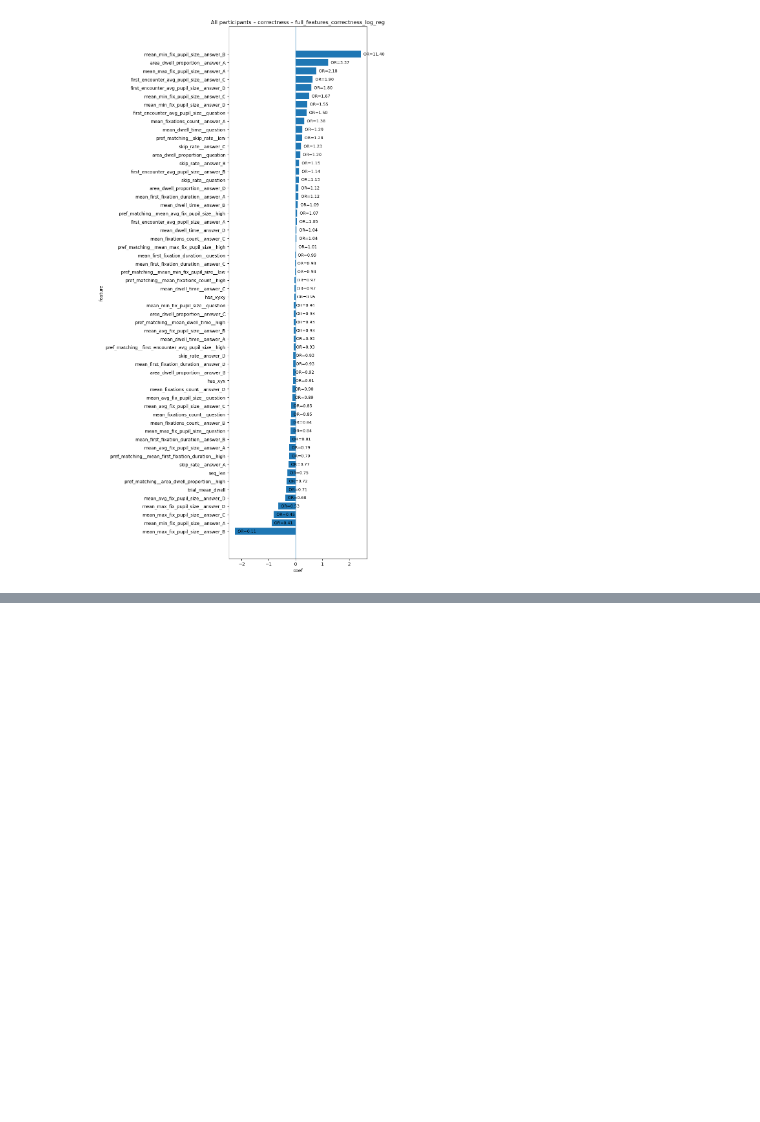
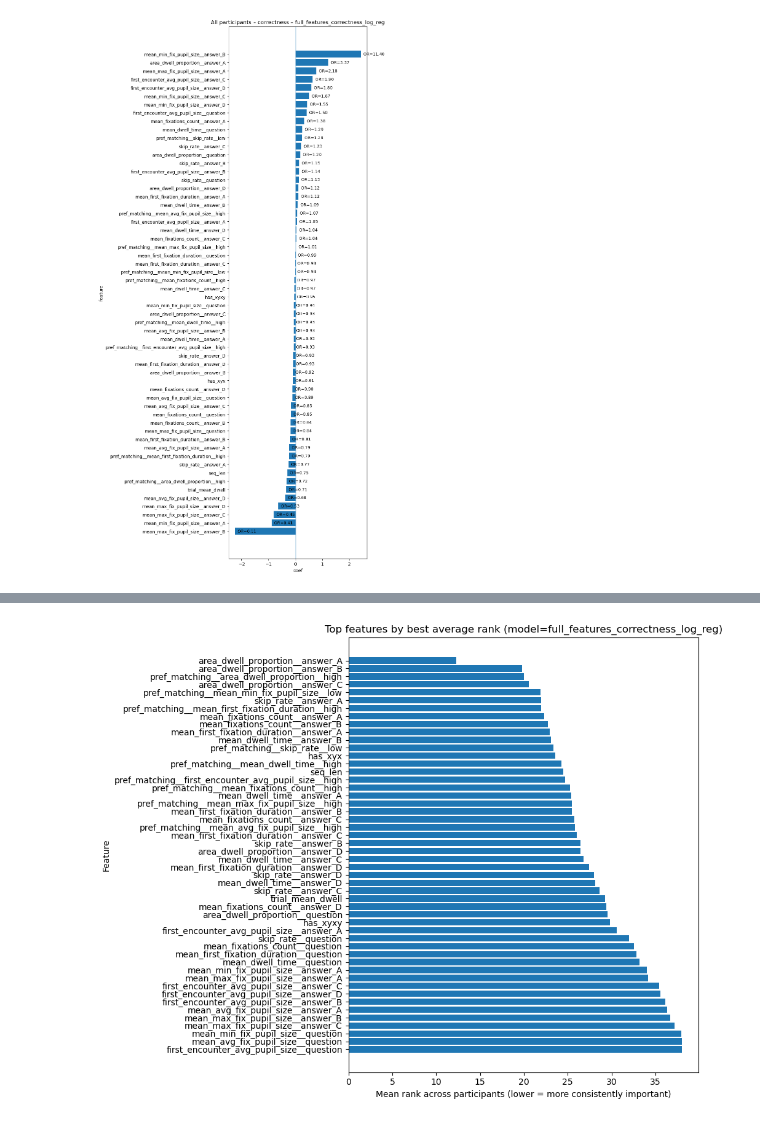
Before and after one commit to Mormorfor/QA_eyetracking, a Jupyter notebook: notebooks/answer_corr_prediction.ipynb, the cells around one changed output, grey strips where cells are left out. Drawn from its saved outputs; the diff is of its cells as text; code cells hidden in the pictures; blank space fills up the shorter version.

Commit message:
some cleanup & ranks

```diff
--- a/notebooks/answer_corr_prediction.ipynb
+++ b/notebooks/answer_corr_prediction.ipynb
@@ -200,0 +202,22 @@ summary_df
+# %%
+AVG_RANK_MIN_PARTICIPANTS = 1
+
+avg_rank_df = compute_feature_avg_rank_across_participants(
+    results_by_pid=results_by_pid,
+    model_name=MODEL_NAME_FOR_ANALYSIS,
+    coef_col="coef",
+    abs_col="abs_coef",
+)
+
+
+fig = plot_top_features_by_best_avg_rank(
+    avg_rank_df,
+    top_k=50,
+    min_participants=AVG_RANK_MIN_PARTICIPANTS,
+    title=f"Top features by best average rank (model={MODEL_NAME_FOR_ANALYSIS})",
+    save_path=f"../reports/plots/participent_correctness_coeffs/"
+              f"top_mean_ranks_{MODEL_NAME_FOR_ANALYSIS}_minP{AVG_RANK_MIN_PARTICIPANTS}.png",
+)
+
+avg_rank_df.head(30)
+# %% [output]
@@ -201,3 +241,4 @@ summary_df
+[figure, added]
 # %%
 def run_cluster_goodness_suite(
     X: pd.DataFrame,
```
Also changed, not shown: parts of 9 cells of this notebook, 30 other files.
